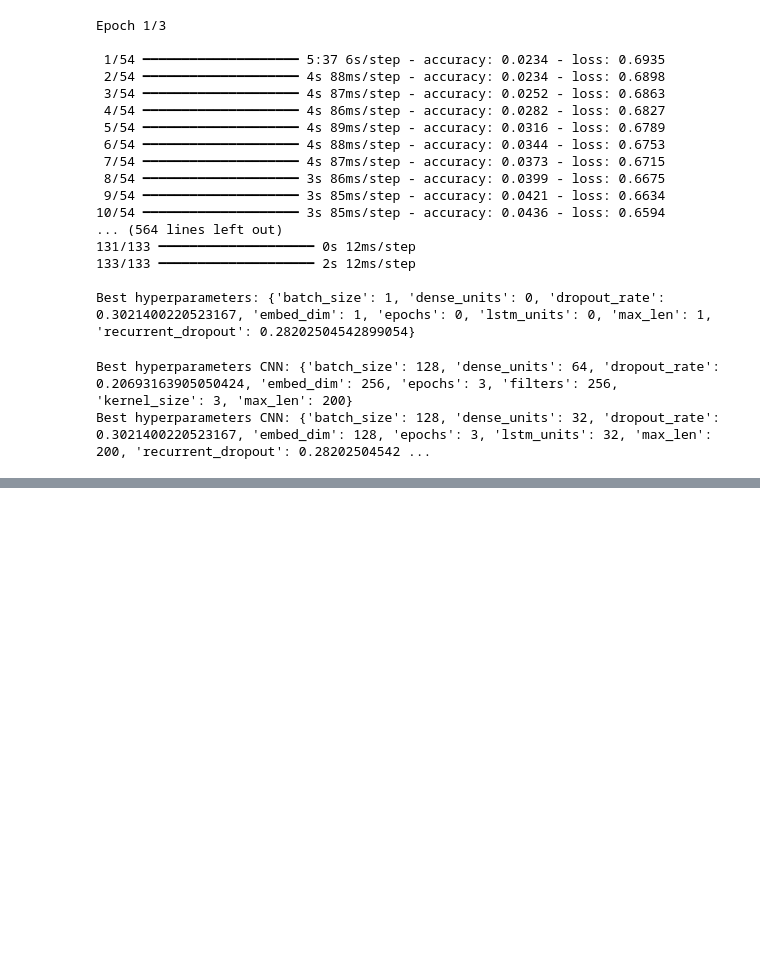
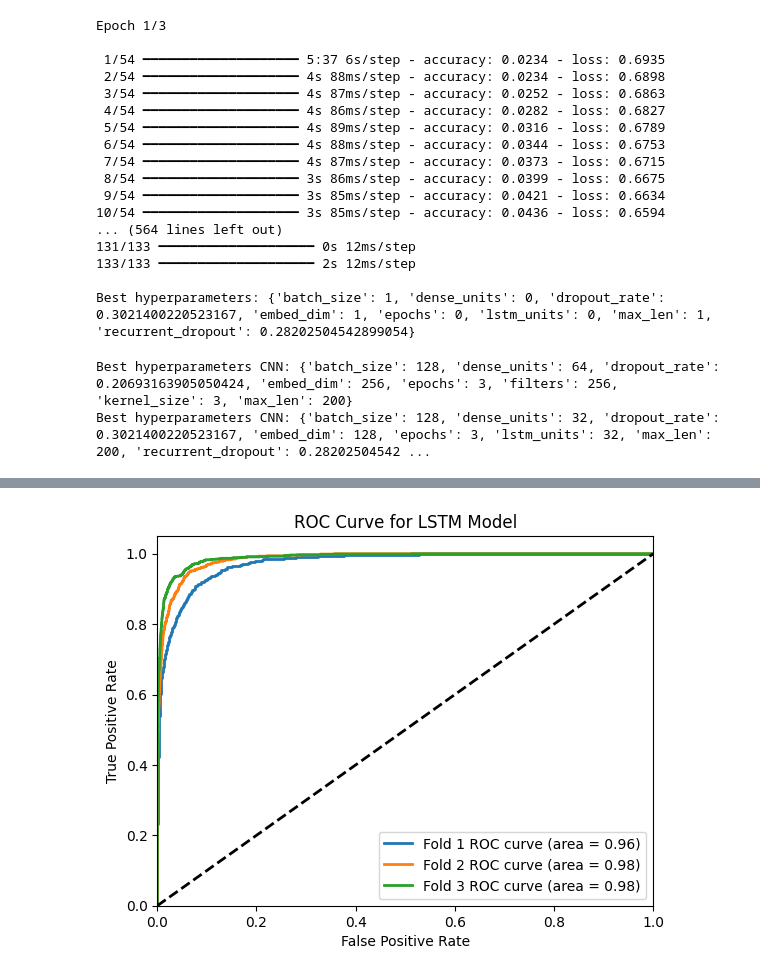
Before and after one commit to RadoszWerner/toxic-comment-classification, a Jupyter notebook: program.ipynb, the cells around one changed output, grey strips where cells are left out. Saved outputs shown, nothing was run; the diff lists cells and outputs as text; code cells hidden in the pictures; blank space fills up the shorter version.

```diff
--- a/program.ipynb
+++ b/program.ipynb
@@ -164,19 +165,3 @@ def LR_Training_CV(y_label, X_padded, tokenizer, k=5):
     report = classification_report(all_y_tests, all_predictions, output_dict=True)
 
     return accuracy, report['weighted avg']['precision'], report['weighted avg']['recall'], report['weighted avg']['f1-score']
-# %%
-# LogisticRegression
-
-print("Logistic Regression Training with Cross-Validation")
-print("Toxic comments:")
-LR_Training_CV(y[["toxic"]], X_padded, tokenizer)
-print("Severe toxic comments:")
-LR_Training_CV(y[["severe_toxic"]], X_padded, tokenizer)
-print("Obscene comments:")
-LR_Training_CV(y[["obscene"]], X_padded, tokenizer)
-print("Threat comments:")
-LR_Training_CV(y[["threat"]], X_padded, tokenizer)
-print("Insult comments:")
-LR_Training_CV(y[["insult"]], X_padded, tokenizer)
-print("Identity hate comments:")
-LR_Training_CV(y[["identity_hate"]], X_padded, tokenizer)
@@ -597,0 +532,75 @@ NameError: name 'val_scores_lstm' is not defined
+# %%
+
+# Cross-validation setup
+kf = KFold(n_splits=3, shuffle=True, random_state=42)
+val_scores_lstm = []
+inputs = Input(shape=(200,))
+layer = Embedding(input_dim=max_words, output_dim=128, input_length=200)(inputs)
+layer = Bidirectional(LSTM(32, return_sequences=True, recurrent_dropout=0.28))(layer)
+layer = GlobalMaxPool1D()(layer)
+layer = Dropout(0.30)(layer)
+layer = Dense(32, activation='relu')(layer)
+layer = Dropout(0.30)(layer)
+layer = Dense(6, activation='sigmoid')(layer)
+model = Model(inputs=inputs, outputs=layer)
+model.compile(optimizer='adam', loss='binary_crossentropy', metrics=['accuracy'])
+
+lstm_val_scores_f1 = []
+lstm_val_scores_precision = []
+lstm_val_scores_recall = []
+lstm_val_scores_accuracy = []
+lstm_roc_auc = []
+lstm_fpr = []
+lstm_tpr = []
+
+for train_index, val_index in kf.split(X_train):
+    print(train_index)
+    X_train_fold, X_val_fold = X_train[train_index], X_train[val_index]
+    y_train_fold, y_val_fold = y_train[train_index], y_train[val_index]
+
+    # Adjust the input data to match max_len
+    X_train_fold = pad_sequences_custom(X_train_fold, 200)
+    X_val_fold = pad_sequences_custom(X_val_fold, 200)
+
+    checkpoint = ModelCheckpoint('save_best_model_lstm.keras', monitor='val_loss', verbose=1, save_best_only=True)
+    early_stop = EarlyStopping(monitor='val_loss', patience=1)
+
+    history_lstm = model.fit(X_train_fold, y_train_fold, batch_size=128, epochs=5, validation_split=0.2, callbacks=[checkpoint, early_stop])
+
+    # Evaluate the model
+    val_preds = model.predict(X_val_fold)
+    val_preds_binary = (val_preds > 0.5).astype(int)
+
+    f1 = f1_score(y_val_fold, val_preds_binary, average='macro')
+    precision = precision_score(y_val_fold, val_preds_binary, average='macro')
+    recall = recall_score(y_val_fold, val_preds_binary, average='macro')
+    accuracy = accuracy_score(y_val_fold, val_preds_binary)
+
+    lstm_val_scores_f1.append(f1)
+    lstm_val_scores_precision.append(precision)
+    lstm_val_scores_recall.append(recall)
+    lstm_val_scores_accuracy.append(accuracy)
+    # Calculate ROC AUC for all classes together
+    auc = roc_auc_score(y_val_fold, val_preds, average='macro')
+    fpr, tpr, _ = roc_curve(y_val_fold.ravel(), val_preds.ravel())
+    lstm_roc_auc.append(auc)
+    lstm_fpr.append(fpr)
+    lstm_tpr.append(tpr)
+
+
+# Plot ROC curves for all classes together
+plt.figure()
+
+# Plot each fold's ROC curve
+for i in range(len(lstm_fpr)):  # Each fold
+    plt.plot(lstm_fpr[i], lstm_tpr[i], lw=2, label=f'Fold {i+1} ROC curve (area = {lstm_roc_auc[i]:.2f})')
+
+plt.plot([0, 1], [0, 1], 'k--', lw=2)
+plt.xlim([0.0, 1.0])
+plt.ylim([0.0, 1.05])
+plt.xlabel('False Positive Rate')
+plt.ylabel('True Positive Rate')
+plt.title('ROC Curve for LSTM Model')
+plt.legend(loc="lower right")
+plt.show()
+# %% [output]
@@ -597,0 +643 @@ NameError: name 'val_scores_lstm' is not defined
+[figure, added]
```
Also changed, not shown: parts of 14 cells of this notebook, 9 other files.
